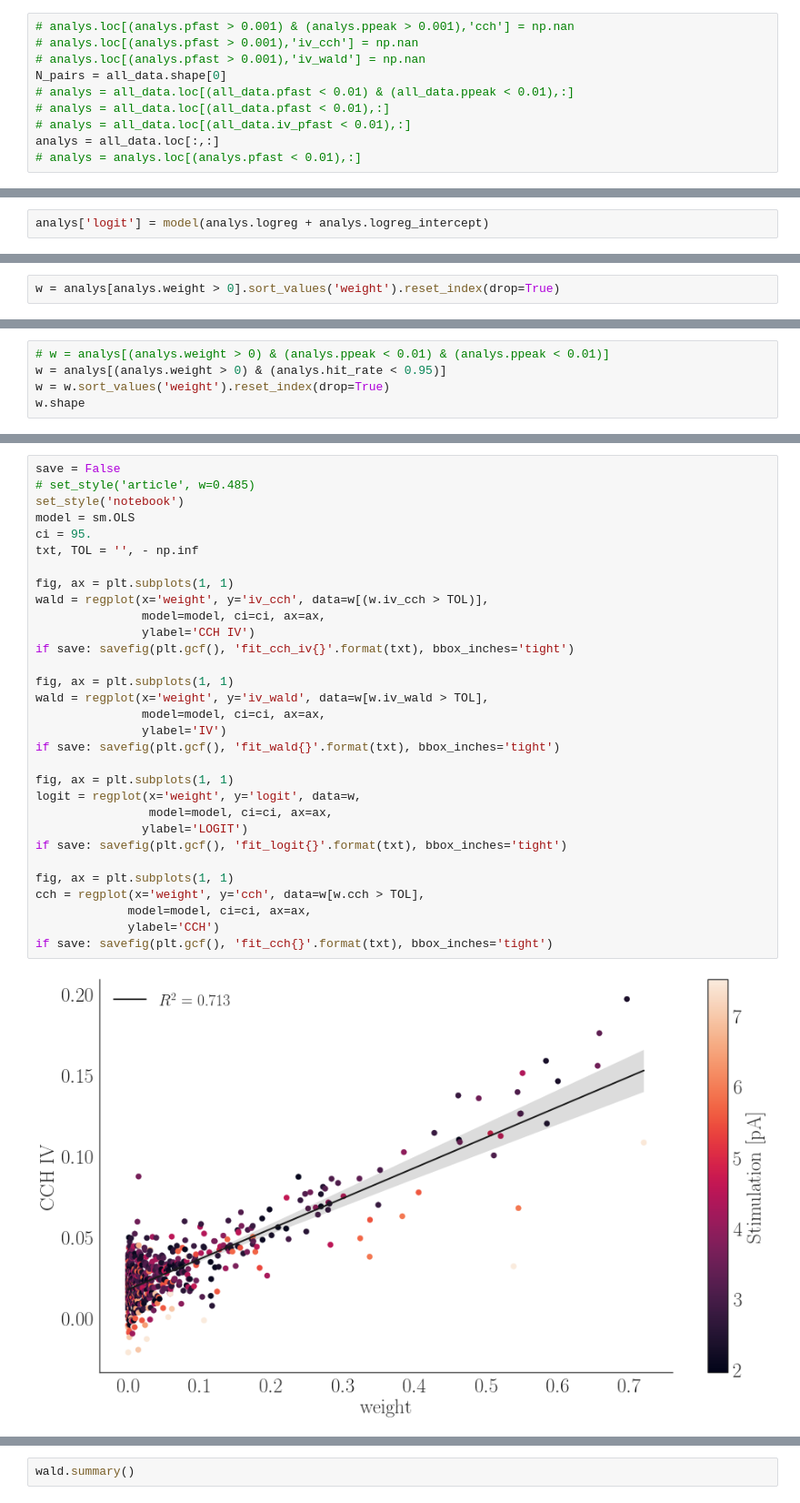
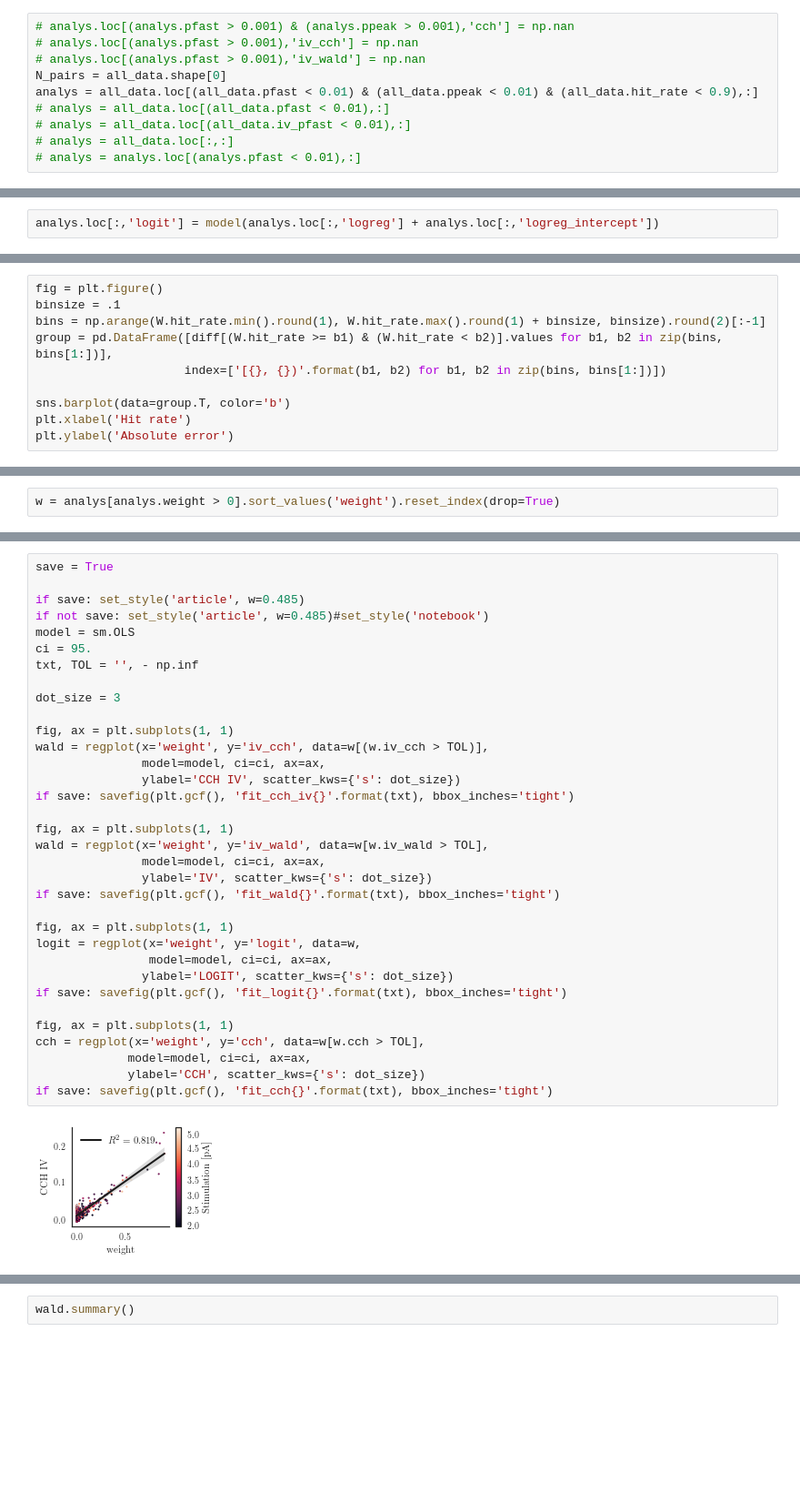
Before and after one commit to lepmik/causal-optogenetics-paper-data, a Jupyter notebook: network-classification.ipynb, the cells around one changed output, grey strips where cells are left out. Shown at 91% size. Saved outputs shown, nothing was run; the diff lists cells and outputs as text; blank space fills up the shorter version.

```diff
--- a/network-classification.ipynb
+++ b/network-classification.ipynb
@@ -54,10 +33,10 @@ array([[<matplotlib.axes._subplots.AxesSubplot object at 0x...>,
 # analys.loc[(analys.pfast > 0.001),'iv_cch'] = np.nan
 # analys.loc[(analys.pfast > 0.001),'iv_wald'] = np.nan
 N_pairs = all_data.shape[0]
-# analys = all_data.loc[(all_data.pfast < 0.01) & (all_data.ppeak < 0.01),:]
+analys = all_data.loc[(all_data.pfast < 0.01) & (all_data.ppeak < 0.01) & (all_data.hit_rate < 0.9),:]
 # analys = all_data.loc[(all_data.pfast < 0.01),:]
 # analys = all_data.loc[(all_data.iv_pfast < 0.01),:]
-analys = all_data.loc[:,:]
+# analys = all_data.loc[:,:]
 # analys = analys.loc[(analys.pfast < 0.01),:]
 # %%
 analys.shape[0] / N_pairs * 100
@@ -80,4 +59,4 @@ def norm(x):
 #     return (x - np.mean(x)) / np.std(x)
     return (x - min(x)) / (max(x) - min(x))
 # %%
-analys['logit'] = model(analys.logreg + analys.logreg_intercept)
+analys.loc[:,'logit'] = model(analys.loc[:,'logreg'] + analys.loc[:,'logreg_intercept'])
@@ -224,0 +181,10 @@ plt.scatter(W.hit_rate, abs(W.iv_wald - W.weight))
+# %%
+fig = plt.figure()
+binsize = .1
+bins = np.arange(W.hit_rate.min().round(1), W.hit_rate.max().round(1) + binsize, binsize).round(2)[:-1]
+group = pd.DataFrame([diff[(W.hit_rate >= b1) & (W.hit_rate < b2)].values for b1, b2 in zip(bins, bins[1:])],
+                     index=['[{}, {})'.format(b1, b2) for b1, b2 in zip(bins, bins[1:])])
+
+sns.barplot(data=group.T, color='b')
+plt.xlabel('Hit rate')
+plt.ylabel('Absolute error')
@@ -232,5 +199,0 @@ w.loc[(w.iv_cch < 0) & (w.weight > .5), ['source', 'target', 'weight', 'iv_cch']
-# %%
-# w = analys[(analys.weight > 0) & (analys.ppeak < 0.01) & (analys.ppeak < 0.01)]
-w = analys[(analys.weight > 0) & (analys.hit_rate < 0.95)]
-w = w.sort_values('weight').reset_index(drop=True)
-w.shape
@@ -247,33 +256,36 @@ w.loc[(w.iv_cch > .15) & (w.weight > .5), ['source', 'target', 'weight', 'iv_cch
 # %%
-save = False
-# set_style('article', w=0.485)
-set_style('notebook')
+save = True
+
+if save: set_style('article', w=0.485)
+if not save: set_style('article', w=0.485)#set_style('notebook')
 model = sm.OLS
 ci = 95.
 txt, TOL = '', - np.inf
 
+dot_size = 3
+
 fig, ax = plt.subplots(1, 1)
 wald = regplot(x='weight', y='iv_cch', data=w[(w.iv_cch > TOL)],
                model=model, ci=ci, ax=ax,
-               ylabel='CCH IV')
+               ylabel='CCH IV', scatter_kws={'s': dot_size})
 if save: savefig(plt.gcf(), 'fit_cch_iv{}'.format(txt), bbox_inches='tight')
 
 fig, ax = plt.subplots(1, 1)
 wald = regplot(x='weight', y='iv_wald', data=w[w.iv_wald > TOL],
                model=model, ci=ci, ax=ax,
-               ylabel='IV')
+               ylabel='IV', scatter_kws={'s': dot_size})
 if save: savefig(plt.gcf(), 'fit_wald{}'.format(txt), bbox_inches='tight')
 
 fig, ax = plt.subplots(1, 1)
 logit = regplot(x='weight', y='logit', data=w,
                 model=model, ci=ci, ax=ax,
-               ylabel='LOGIT')
+               ylabel='LOGIT', scatter_kws={'s': dot_size})
 if save: savefig(plt.gcf(), 'fit_logit{}'.format(txt), bbox_inches='tight')
 
 fig, ax = plt.subplots(1, 1)
 cch = regplot(x='weight', y='cch', data=w[w.cch > TOL],
              model=model, ci=ci, ax=ax,
-             ylabel='CCH')
+             ylabel='CCH', scatter_kws={'s': dot_size})
 if save: savefig(plt.gcf(), 'fit_cch{}'.format(txt), bbox_inches='tight')
 # %% [output]
-[figure, old version]
+[figure, new version]
```
Also changed, not shown: parts of 21 cells of this notebook, 16 other files.
